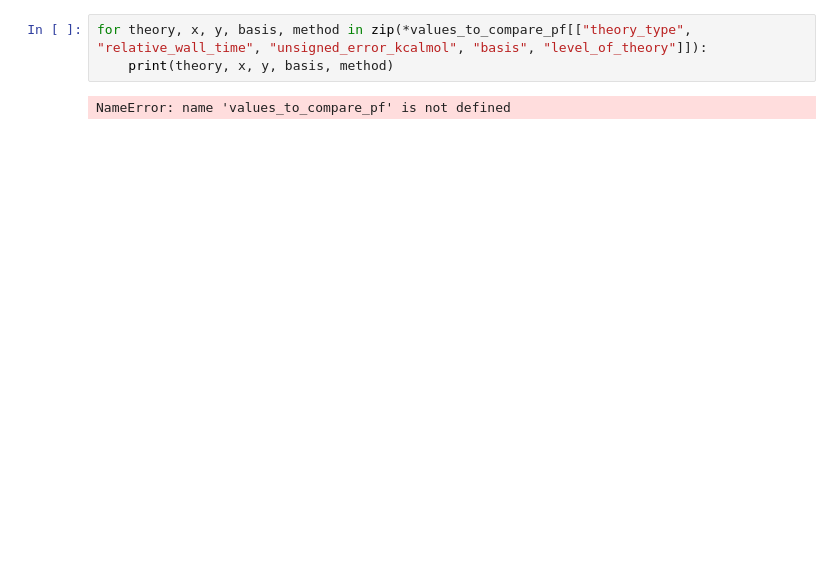
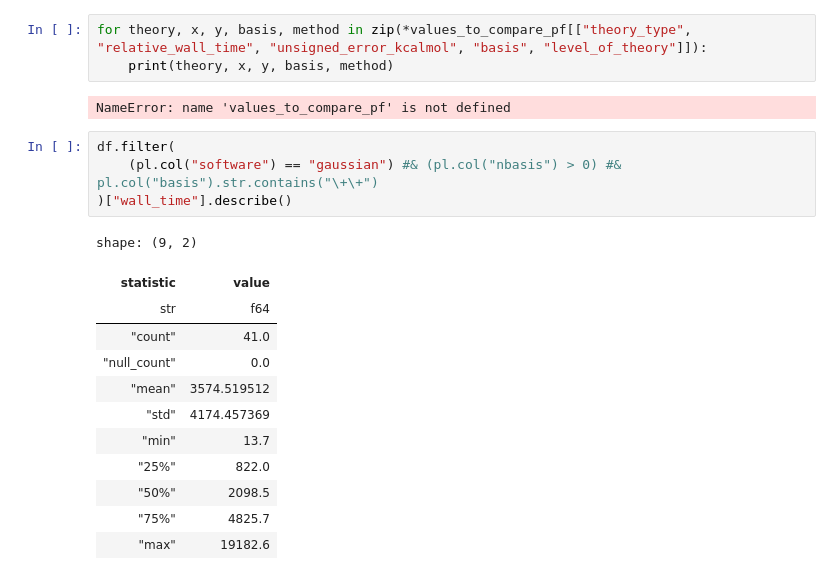
Before and after one commit to xXNoahS02Xx/dftmp2bench, a Jupyter notebook: plot_pareto.ipynb, the cells around one changed output. Cells and saved outputs as stored; diff of their text form; blank space fills up the shorter version.

```diff
--- a/plot_pareto.ipynb
+++ b/plot_pareto.ipynb
@@ -403,3 +403,20 @@ for theory, x, y, basis, method in zip(*values_to_compare_pf[["theory_type", "re
     print(theory, x, y, basis, method)
 # %% [output]
 NameError: name 'values_to_compare_pf' is not defined
+# %%
+df.filter(
+    (pl.col("software") == "gaussian") #& (pl.col("nbasis") > 0) #& pl.col("basis").str.contains("\+\+")
+)["wall_time"].describe()
+# %% [output]
+shape: (9, 2)
+| statistic | value |
+| str | f64 |
+| "count" | 41.0 |
+| "null_count" | 0.0 |
+| "mean" | 3574.519512 |
+| "std" | 4174.457369 |
+| "min" | 13.7 |
+| "25%" | 822.0 |
+| "50%" | 2098.5 |
+| "75%" | 4825.7 |
+| "max" | 19182.6 |
```
Also changed, not shown: parts of 4 cells of this notebook, 9 other files.
